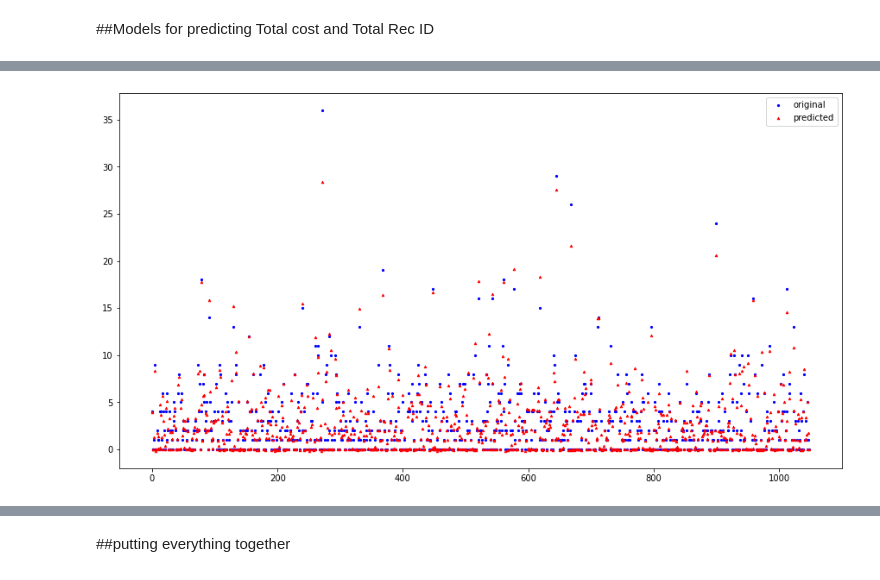
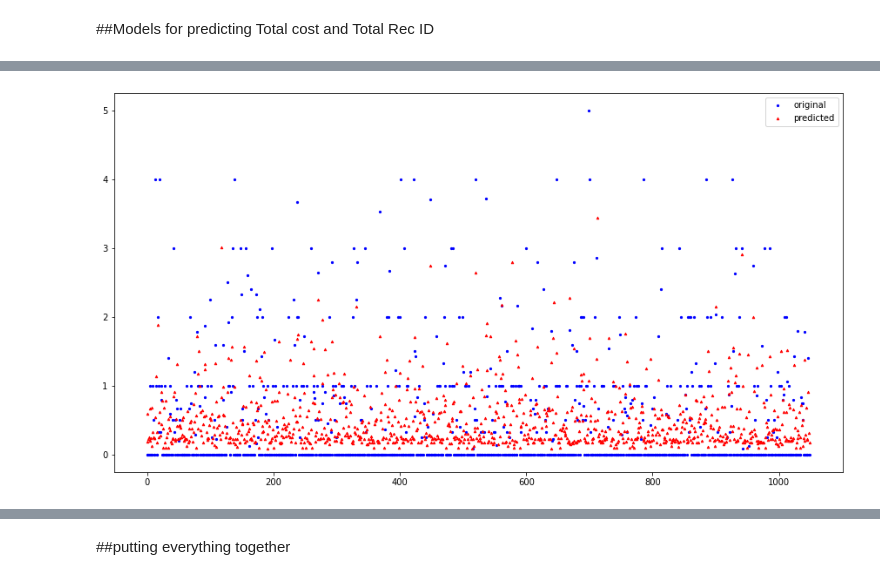
Before and after one commit to skamble91/BigDL, a Jupyter notebook: AI_ML_Capstone_Shweta.ipynb, the cells around one changed output, grey strips where cells are left out. Drawn from its saved outputs; the diff is of its cells as text; code cells hidden in the pictures.

```diff
--- a/AI_ML_Capstone_Shweta.ipynb
+++ b/AI_ML_Capstone_Shweta.ipynb
@@ -1770,20 +1803,21 @@ Reg_house_ads
 # %%
-Reg_house_ads=Household_ads.set_index('Household Key')
-Reg_house_ads
+
 from sklearn.model_selection import train_test_split
 from sklearn.preprocessing import PowerTransformer
 pt = PowerTransformer()
 
-X_new = Reg_house_ads.drop('Total Cost', axis=1)
-y_new = Reg_house_ads['Total Cost']
+X_new = Reg_house_ads.drop(['ERS Member Cost Year 3','ERS ENT Count Year 3','Rec ID', 'Total Cost'], axis=1)
+y_new = Reg_house_ads['ERS Member Cost Year 3']
 transformed_df=pt.fit_transform(X_new)
 transformed_df=pd.DataFrame(transformed_df, index=X_new.index, columns=X_new.columns)
 #transformed_df.columns=X_new.columns
 transformed_df
-col_list=list(X_new.columns).append('Total Cost')
+col_list=list(X_new.columns).append('ERS Member Cost Year 3')
 #splitting into training and test
 X_train, X_test, y_train, y_test = train_test_split(transformed_df, y_new, test_size=0.2, random_state=0)
 
-print(len(y_train))
-print(len(y_test))
+#print(len(y_train))
+#print(len(y_test))
+transformed_df
+X_train
 # %% [output]
@@ -1872,20 +1933,21 @@ fig.set_size_inches(15, 8)
 # %%
-Reg_house_ads=Household_ads.set_index('Household Key')
-Reg_house_ads
+
 from sklearn.model_selection import train_test_split
 from sklearn.preprocessing import PowerTransformer
 pt = PowerTransformer()
 
-X_new = Reg_house_ads.drop('Rec ID', axis=1)
-y_new = Reg_house_ads['Rec ID']
+X_new = Reg_house_ads.drop(['ERS Member Cost Year 3','ERS ENT Count Year 3','Rec ID', 'Total Cost'], axis=1)
+y_new = Reg_house_ads['ERS ENT Count Year 3']
 transformed_df=pt.fit_transform(X_new)
 transformed_df=pd.DataFrame(transformed_df, index=X_new.index, columns=X_new.columns)
 #transformed_df.columns=X_new.columns
 transformed_df
-col_list=list(X_new.columns).append('Rec ID')
+col_list=list(X_new.columns).append('ERS ENT Count Year 3')
 #splitting into training and test
 X_train, X_test, y_train, y_test = train_test_split(transformed_df, y_new, test_size=0.2, random_state=0)
 
-print(len(y_train))
-print(len(y_test))
+#print(len(y_train))
+#print(len(y_test))
+transformed_df
+X_train
 # %% [output]
@@ -1905,12 +1979,12 @@ model = XGBRegressor(colsample_bytree= 0.3, importance_type='gain', verbose=0,)
 cv = RepeatedStratifiedKFold(n_splits=10, n_repeats=3, random_state=1)
 # define grid search
 grid = GridSearchCV(estimator=model, param_grid=params, cv=5, verbose=0)
-grid_result = grid.fit(X_train, y_train)
+grid_result_cnt_reg = grid.fit(X_train, y_train)
 
-print("Best: %f using %s" % (grid_result.best_score_, grid_result.best_params_))
+print("Best: %f using %s" % (grid_result_cnt_reg.best_score_, grid_result_cnt_reg.best_params_))
 # report all configurations
-means = grid_result.cv_results_['mean_test_score']
-stds = grid_result.cv_results_['std_test_score']
-params = grid_result.cv_results_['params']
+means = grid_result_cnt_reg.cv_results_['mean_test_score']
+stds = grid_result_cnt_reg.cv_results_['std_test_score']
+params = grid_result_cnt_reg.cv_results_['params']
 for mean, stdev, param in zip(means, stds, params):
     print("%f (%f) with: %r" % (mean, stdev, param))
@@ -1917,35 +2005,33 @@ for mean, stdev, param in zip(means, stds, params):
 # %%
 #Best: R2=0.822854 using {'alpha': 5, 'gamma': 2, 'learning_rate': 0.1, 'max_depth': 4, 'n_estimators': 500, 'random_state': 13, 'reg_lambda': 0.02}
 #Best: 0.822854 using {'alpha': 5, 'gamma': 2, 'learning_rate': 0.1, 'max_depth': 4, 'n_estimators': 500, 'random_state': 13, 'reg_lambda': 0.02}
 #X_train.set_index('Household Key').columns
-y_test_predict = grid_result.predict(X_test)
+y_test_predict = grid_result_cnt_reg.predict(X_test)
 #confusion_matrix(y_true=y_test, y_pred=y_test_predict)
 
 feat_imp=grid.best_estimator_.feature_importances_
 # plot
 y_test_predict
 
 from xgboost import plot_importance
 from matplotlib import pyplot
-y_test_predict = grid_result.predict(X_test)
-#confusion_matrix(y_true=y_test, y_pred=y_test_predict)
 
 feat_imp=grid.best_estimator_.feature_importances_
 # plot
 #plt.bar(range(len(grid.best_estimator_.feature_importances_)), grid.best_estimator_.feature_importances_)
 #plt.show()
 feat_imp=pd.DataFrame(feat_imp)
 feat_imp['Columns']=X_train.columns
 feat_imp.set_index('Columns', inplace=True)
 
 x_ax = range(len(y_test))
 plt.figure(figsize=(15,8))
 plt.scatter(x_ax, y_test, s=5, color="blue", label="original", marker="o")
 plt.scatter(x_ax, y_test_predict, s=6, color="red", label="predicted",marker="^",)
 plt.legend()
 plt.show()
 # %% [output]
-[figure, old version]
+[figure, new version]
 # %%
 #ax = xgboost.plot_importance(...)
 
```
Also changed, not shown: parts of 59 cells of this notebook.
